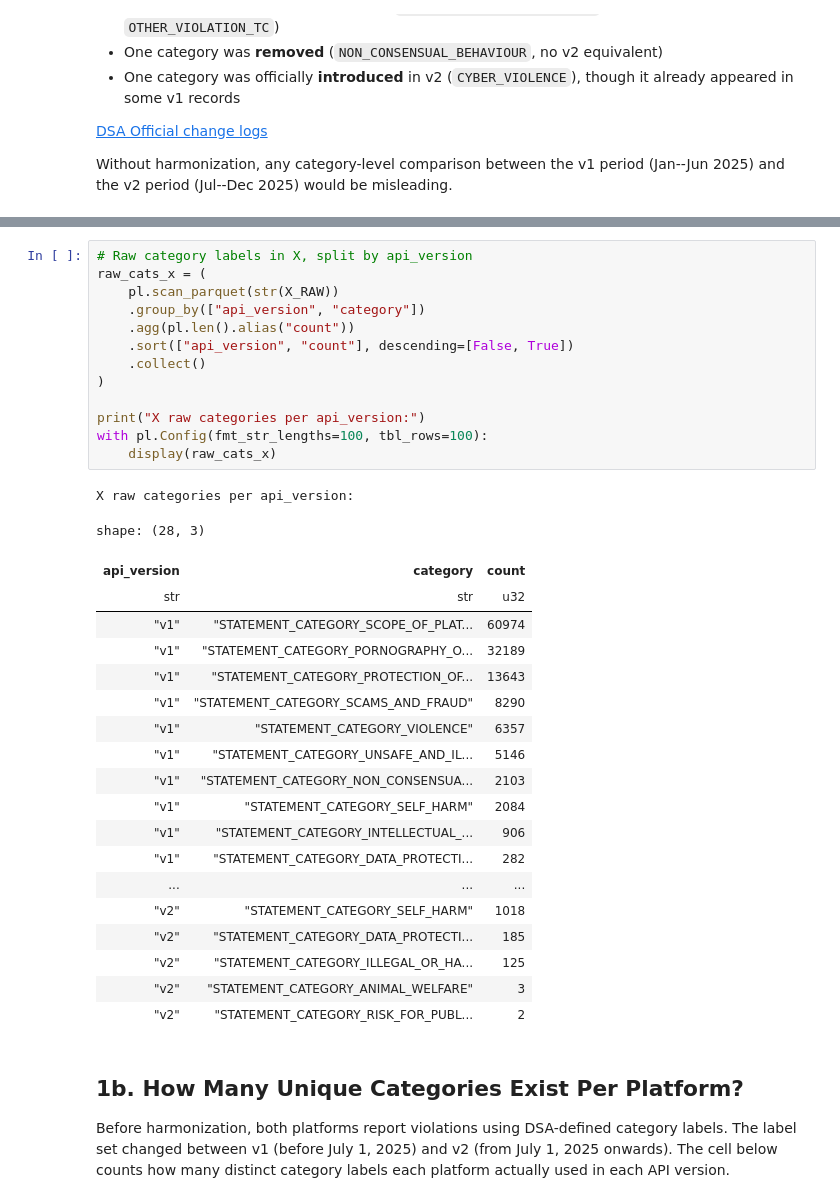
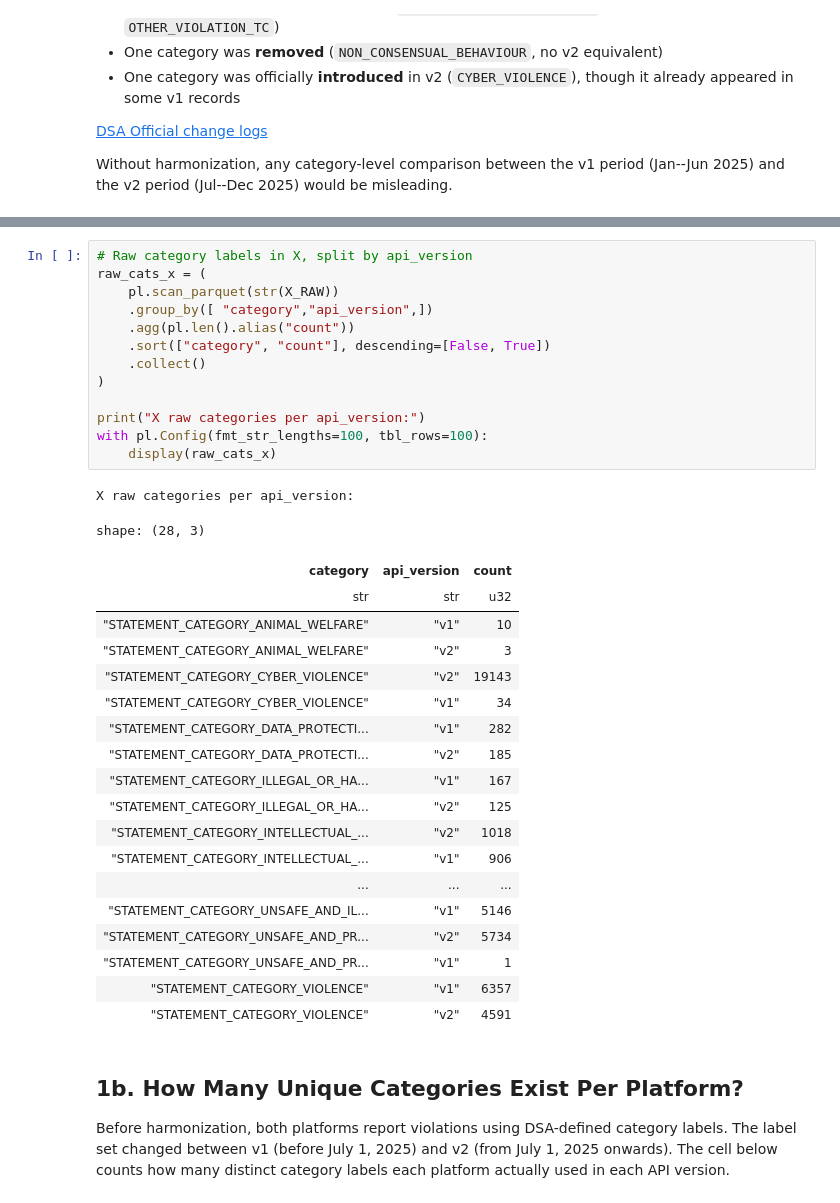
Before and after one commit to zamo-13/Bachelorarbeit_Moderation-Dynamics-in-Transition, a Jupyter notebook: notebooks/03_harmonization.ipynb, the cells around one changed output, grey strips where cells are left out. Saved outputs shown, nothing was run; the diff lists cells and outputs as text.

```diff
--- a/notebooks/03_harmonization.ipynb
+++ b/notebooks/03_harmonization.ipynb
@@ -72,37 +72,37 @@ shape: (29, 3)
 # %%
 # Raw category labels in X, split by api_version
 raw_cats_x = (
     pl.scan_parquet(str(X_RAW))
-    .group_by(["api_version", "category"])
+    .group_by([ "category","api_version",])
     .agg(pl.len().alias("count"))
-    .sort(["api_version", "count"], descending=[False, True])
+    .sort(["category", "count"], descending=[False, True])
     .collect()
 )
 
 print("X raw categories per api_version:")
 with pl.Config(fmt_str_lengths=100, tbl_rows=100):
     display(raw_cats_x)
 # %% [output]
 X raw categories per api_version:
 shape: (28, 3)
-| api_version | category | count |
+| category | api_version | count |
 | str | str | u32 |
-| "v1" | "STATEMENT_CATEGORY_SCOPE_OF_PLAT... | 60974 |
-| "v1" | "STATEMENT_CATEGORY_PORNOGRAPHY_O... | 32189 |
-| "v1" | "STATEMENT_CATEGORY_PROTECTION_OF... | 13643 |
-| "v1" | "STATEMENT_CATEGORY_SCAMS_AND_FRAUD" | 8290 |
-| "v1" | "STATEMENT_CATEGORY_VIOLENCE" | 6357 |
-| "v1" | "STATEMENT_CATEGORY_UNSAFE_AND_IL... | 5146 |
-| "v1" | "STATEMENT_CATEGORY_NON_CONSENSUA... | 2103 |
-| "v1" | "STATEMENT_CATEGORY_SELF_HARM" | 2084 |
-| "v1" | "STATEMENT_CATEGORY_INTELLECTUAL_... | 906 |
-| "v1" | "STATEMENT_CATEGORY_DATA_PROTECTI... | 282 |
+| "STATEMENT_CATEGORY_ANIMAL_WELFARE" | "v1" | 10 |
+| "STATEMENT_CATEGORY_ANIMAL_WELFARE" | "v2" | 3 |
+| "STATEMENT_CATEGORY_CYBER_VIOLENCE" | "v2" | 19143 |
+| "STATEMENT_CATEGORY_CYBER_VIOLENCE" | "v1" | 34 |
+| "STATEMENT_CATEGORY_DATA_PROTECTI... | "v1" | 282 |
+| "STATEMENT_CATEGORY_DATA_PROTECTI... | "v2" | 185 |
+| "STATEMENT_CATEGORY_ILLEGAL_OR_HA... | "v1" | 167 |
+| "STATEMENT_CATEGORY_ILLEGAL_OR_HA... | "v2" | 125 |
+| "STATEMENT_CATEGORY_INTELLECTUAL_... | "v2" | 1018 |
+| "STATEMENT_CATEGORY_INTELLECTUAL_... | "v1" | 906 |
 | ... | ... | ... |
-| "v2" | "STATEMENT_CATEGORY_SELF_HARM" | 1018 |
-| "v2" | "STATEMENT_CATEGORY_DATA_PROTECTI... | 185 |
-| "v2" | "STATEMENT_CATEGORY_ILLEGAL_OR_HA... | 125 |
-| "v2" | "STATEMENT_CATEGORY_ANIMAL_WELFARE" | 3 |
-| "v2" | "STATEMENT_CATEGORY_RISK_FOR_PUBL... | 2 |
+| "STATEMENT_CATEGORY_UNSAFE_AND_IL... | "v1" | 5146 |
+| "STATEMENT_CATEGORY_UNSAFE_AND_PR... | "v2" | 5734 |
+| "STATEMENT_CATEGORY_UNSAFE_AND_PR... | "v1" | 1 |
+| "STATEMENT_CATEGORY_VIOLENCE" | "v1" | 6357 |
+| "STATEMENT_CATEGORY_VIOLENCE" | "v2" | 4591 |
 # %% [markdown]
 ## 1b. How Many Unique Categories Exist Per Platform?
 
```
Also changed, not shown: parts of 17 cells of this notebook.
